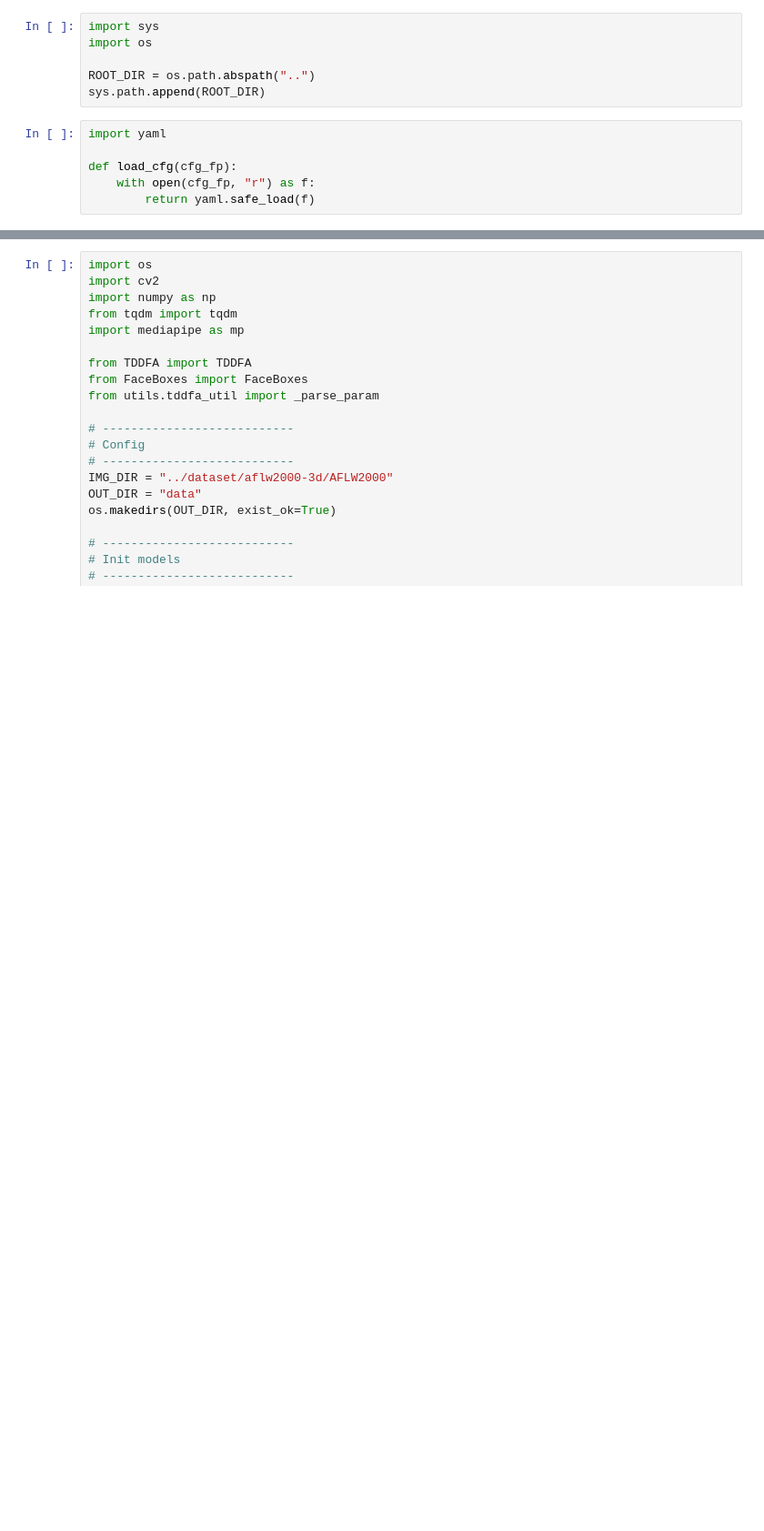
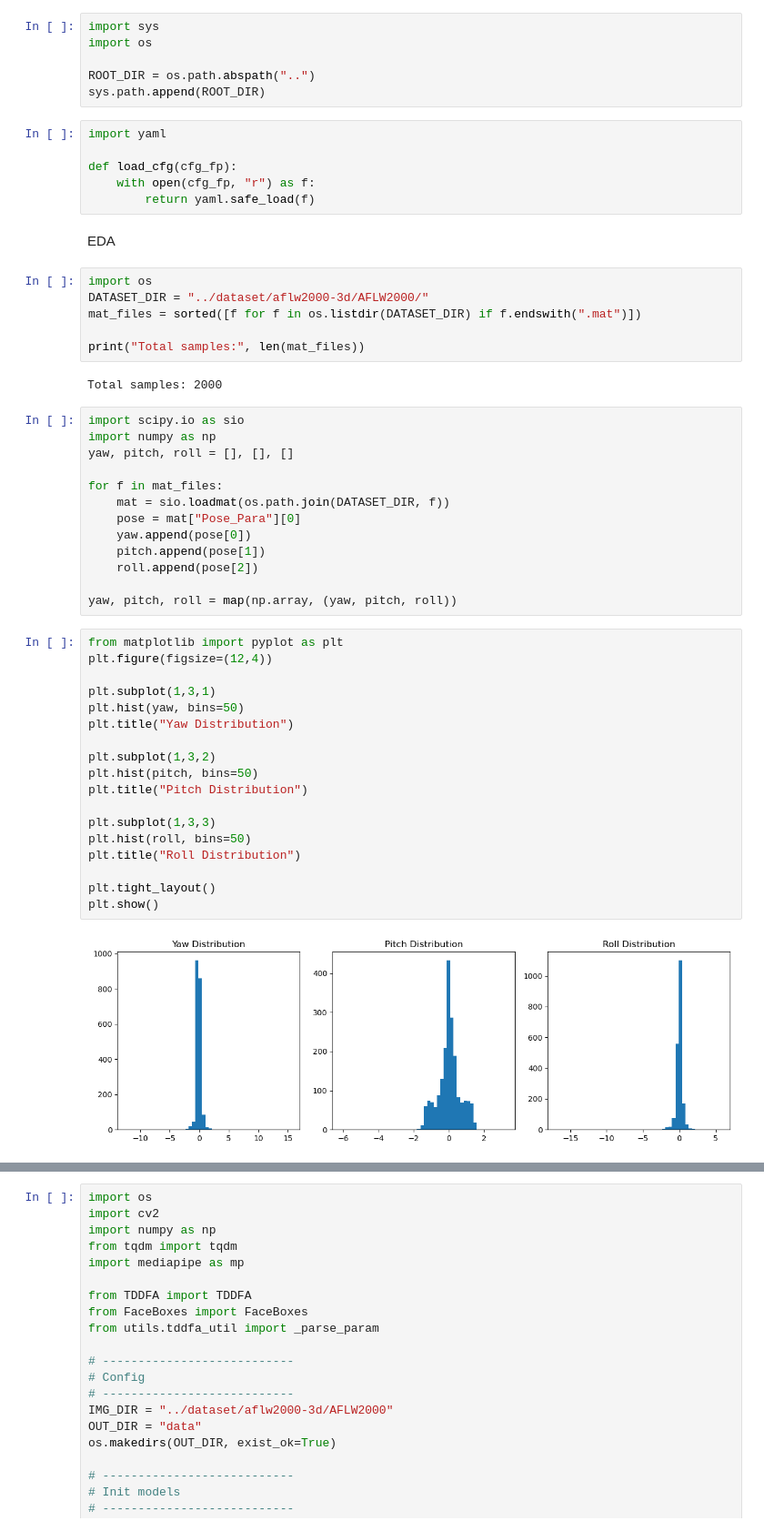
Before and after one commit to KinsleyTan/Deep-LearningProject, a Jupyter notebook: notebooks/testing.ipynb, the cells around one changed output, grey strips where cells are left out. Shown at 91% size. Saved outputs shown, nothing was run; the diff lists cells and outputs as text; blank space fills up the shorter version.

```diff
--- a/notebooks/testing.ipynb
+++ b/notebooks/testing.ipynb
@@ -50,3 +50,46 @@ import yaml
 def load_cfg(cfg_fp):
     with open(cfg_fp, "r") as f:
         return yaml.safe_load(f)
+# %% [markdown]
+EDA
+# %%
+import os
+DATASET_DIR = "../dataset/aflw2000-3d/AFLW2000/"
+mat_files = sorted([f for f in os.listdir(DATASET_DIR) if f.endswith(".mat")])
+
+print("Total samples:", len(mat_files))
+# %% [output]
+Total samples: 2000
+# %%
+import scipy.io as sio
+import numpy as np
+yaw, pitch, roll = [], [], []
+
+for f in mat_files:
+    mat = sio.loadmat(os.path.join(DATASET_DIR, f))
+    pose = mat["Pose_Para"][0]
+    yaw.append(pose[0])
+    pitch.append(pose[1])
+    roll.append(pose[2])
+
+yaw, pitch, roll = map(np.array, (yaw, pitch, roll))
+# %%
+from matplotlib import pyplot as plt
+plt.figure(figsize=(12,4))
+
+plt.subplot(1,3,1)
+plt.hist(yaw, bins=50)
+plt.title("Yaw Distribution")
+
+plt.subplot(1,3,2)
+plt.hist(pitch, bins=50)
+plt.title("Pitch Distribution")
+
+plt.subplot(1,3,3)
+plt.hist(roll, bins=50)
+plt.title("Roll Distribution")
+
+plt.tight_layout()
+plt.show()
+# %% [output]
+[figure, added]
```
Also changed, not shown: parts of 4 cells of this notebook.
